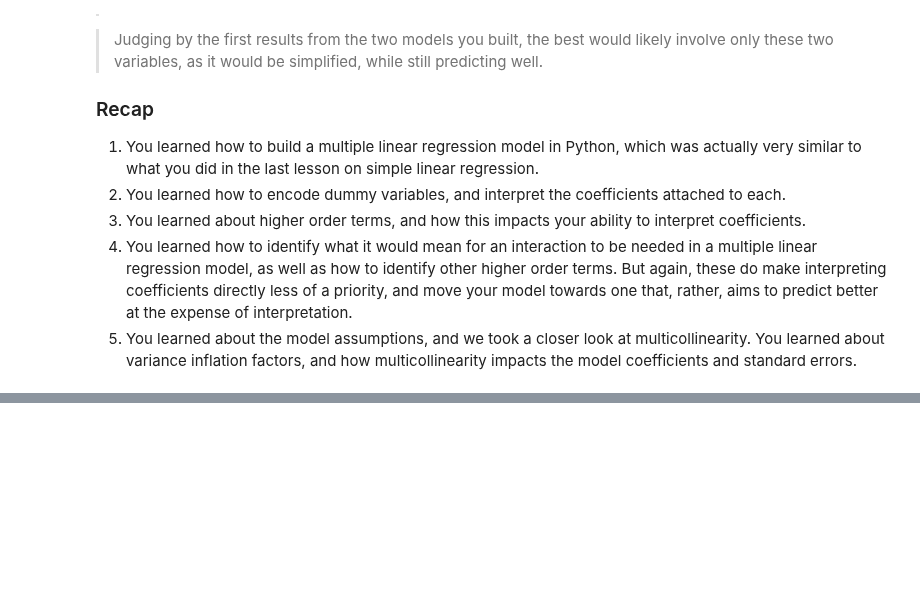
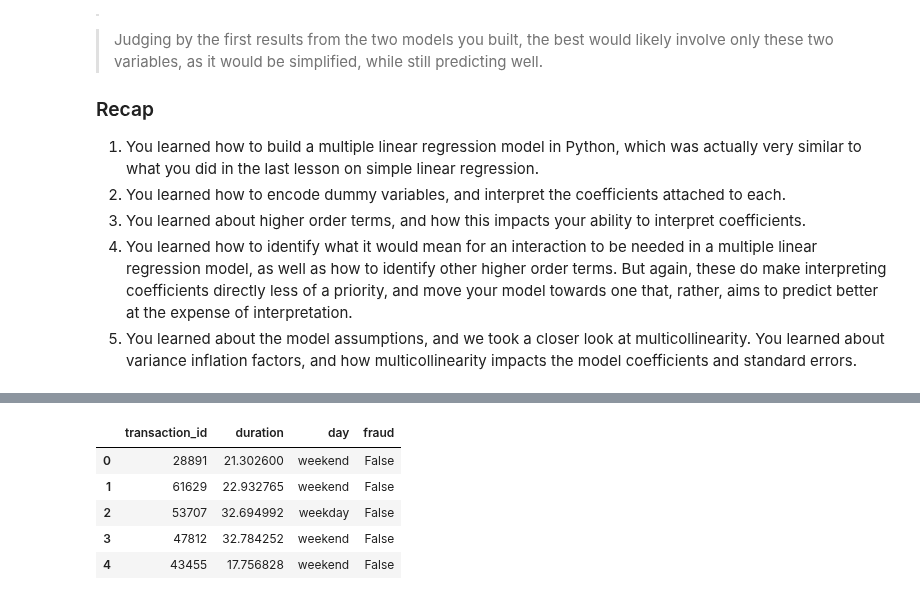
Before and after one commit to vpontello/DataScience_Nanodegree, a Jupyter notebook: 00_Extracurricular/02_Practical_Statistics/practical_statistics.ipynb, the cells around one changed output, grey strips where cells are left out. Cells and saved outputs as stored; diff of their text form; code cells hidden in the pictures; blank space fills up the shorter version.

```diff
--- a/00_Extracurricular/02_Practical_Statistics/practical_statistics.ipynb
+++ b/00_Extracurricular/02_Practical_Statistics/practical_statistics.ipynb
@@ -3100,0 +3108,15 @@ strong multicollinearity problems or that the design matrix is singular.
+# %%
+import numpy as np
+import pandas as pd
+import statsmodels.api as sm
+
+
+df = pd.read_csv('data/fraud_dataset.csv')
+df.head()
+# %% [output]
+|  | transaction_id | duration | day | fraud |
+| 0 | 28891 | 21.302600 | weekend | False |
+| 1 | 61629 | 22.932765 | weekend | False |
+| 2 | 53707 | 32.694992 | weekday | False |
+| 3 | 47812 | 32.784252 | weekend | False |
+| 4 | 43455 | 17.756828 | weekend | False |
```
Also changed, not shown: parts of 10 cells of this notebook, 1 other file.
